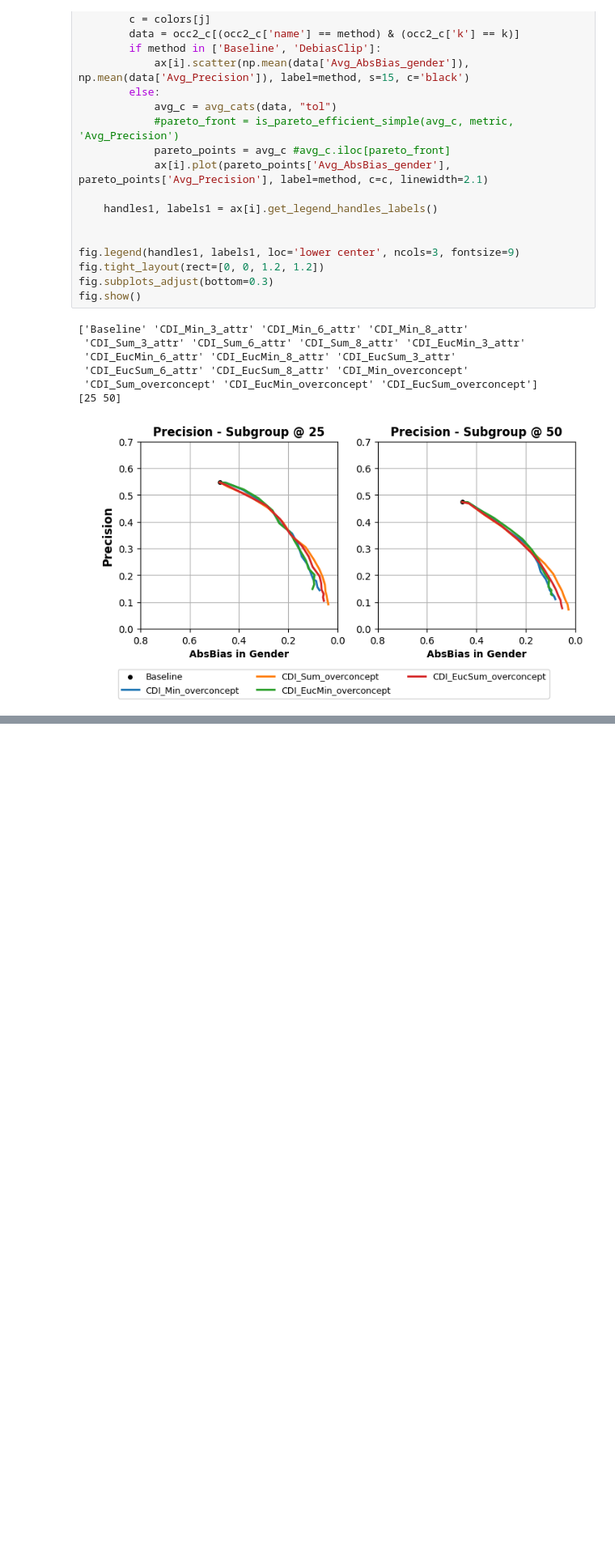
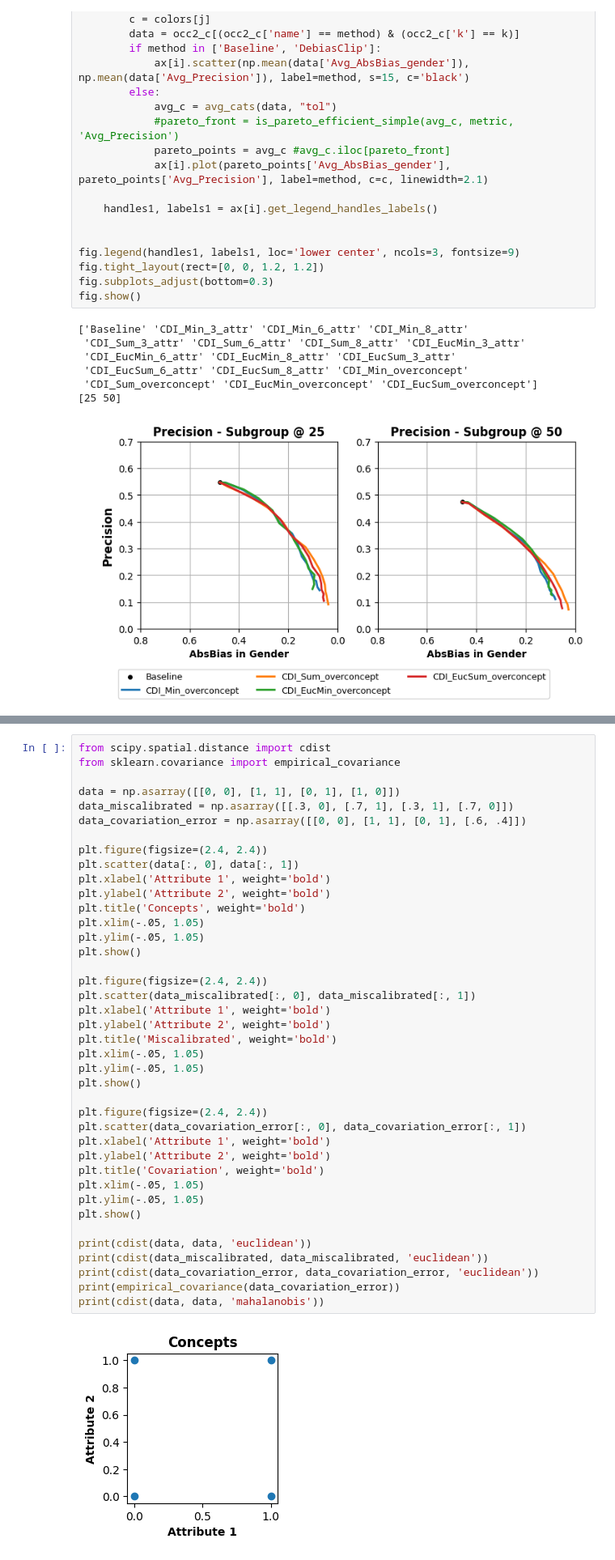
Before and after one commit to apg123/Thesis_CDI, a Jupyter notebook: plots.ipynb, the cells around one changed output, grey strips where cells are left out. Shown at 81% size. Drawn from its saved outputs; the diff is of its cells as text; blank space fills up the shorter version.

```diff
--- a/plots.ipynb
+++ b/plots.ipynb
@@ -1177,0 +1262,42 @@ fig.show()
+# %%
+from scipy.spatial.distance import cdist
+from sklearn.covariance import empirical_covariance
+
+data = np.asarray([[0, 0], [1, 1], [0, 1], [1, 0]])
+data_miscalibrated = np.asarray([[.3, 0], [.7, 1], [.3, 1], [.7, 0]])
+data_covariation_error = np.asarray([[0, 0], [1, 1], [0, 1], [.6, .4]])
+
+plt.figure(figsize=(2.4, 2.4))
+plt.scatter(data[:, 0], data[:, 1])
+plt.xlabel('Attribute 1', weight='bold')
+plt.ylabel('Attribute 2', weight='bold')
+plt.title('Concepts', weight='bold')
+plt.xlim(-.05, 1.05)
+plt.ylim(-.05, 1.05)
+plt.show()
+
+plt.figure(figsize=(2.4, 2.4))
+plt.scatter(data_miscalibrated[:, 0], data_miscalibrated[:, 1])
+plt.xlabel('Attribute 1', weight='bold')
+plt.ylabel('Attribute 2', weight='bold')
+plt.title('Miscalibrated', weight='bold')
+plt.xlim(-.05, 1.05)
+plt.ylim(-.05, 1.05)
+plt.show()
+
+plt.figure(figsize=(2.4, 2.4))
+plt.scatter(data_covariation_error[:, 0], data_covariation_error[:, 1])
+plt.xlabel('Attribute 1', weight='bold')
+plt.ylabel('Attribute 2', weight='bold')
+plt.title('Covariation', weight='bold')
+plt.xlim(-.05, 1.05)
+plt.ylim(-.05, 1.05)
+plt.show()
+
+print(cdist(data, data, 'euclidean'))
+print(cdist(data_miscalibrated, data_miscalibrated, 'euclidean'))
+print(cdist(data_covariation_error, data_covariation_error, 'euclidean'))
+print(empirical_covariance(data_covariation_error))
+print(cdist(data, data, 'mahalanobis'))
+# %% [output]
+[figure, added]
```
Also changed, not shown: parts of 2 cells of this notebook, 3 other files.
